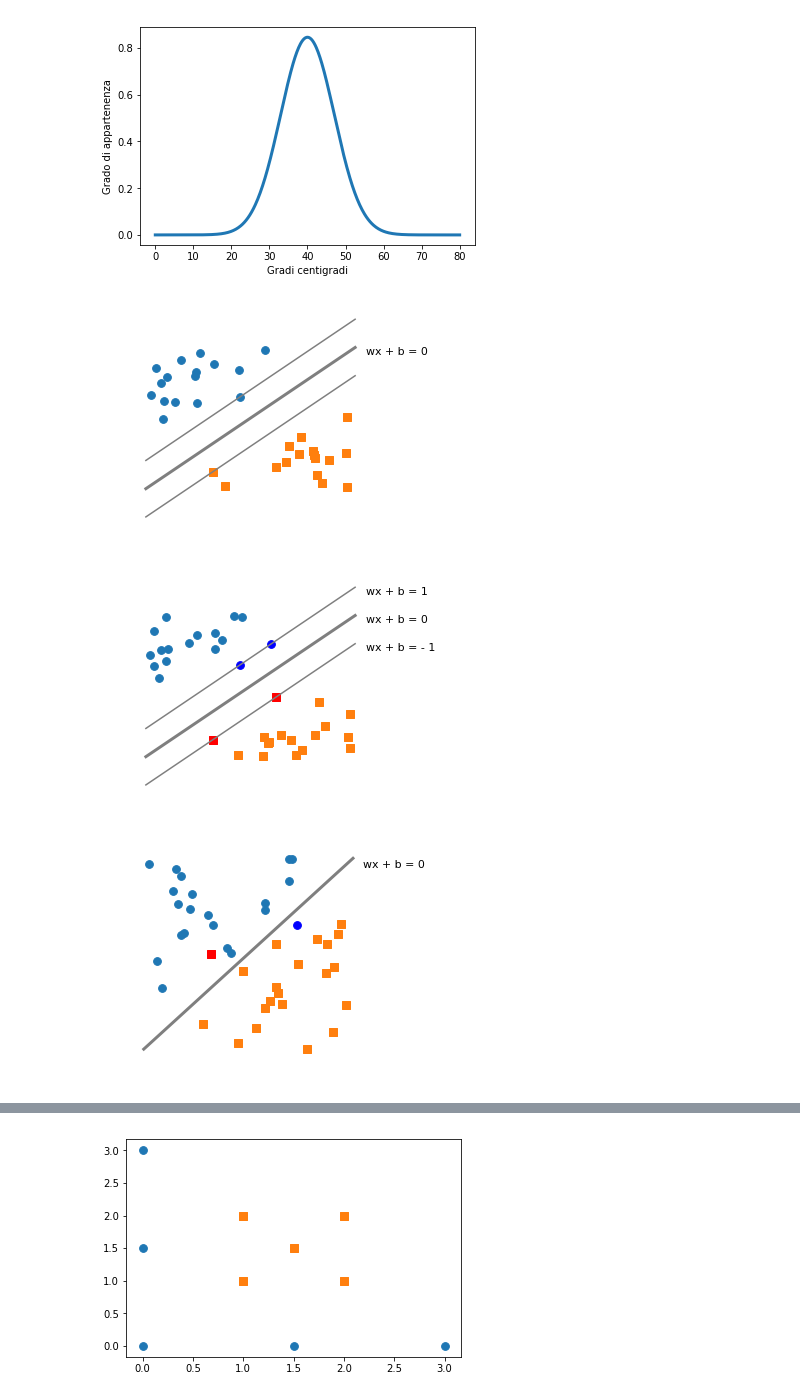
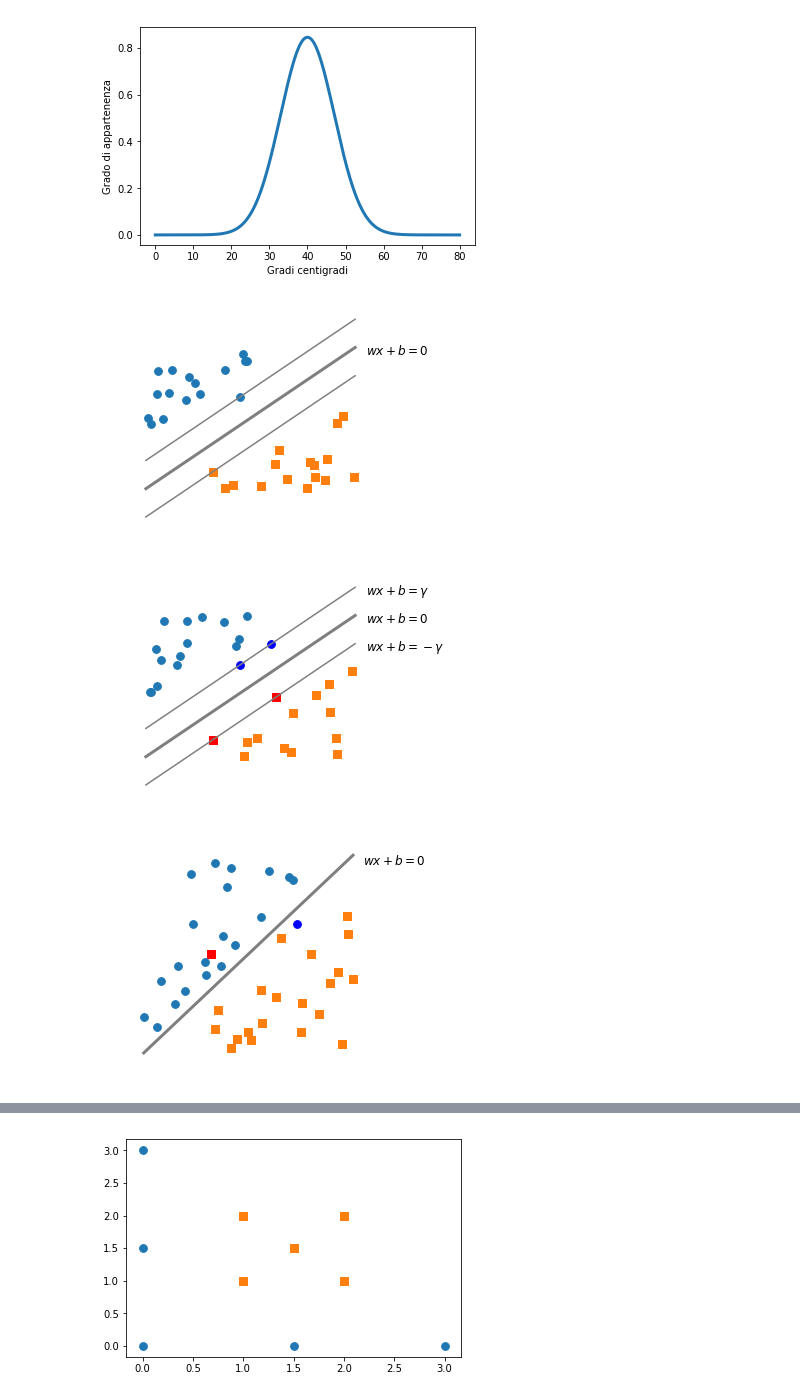
Before and after one commit to lucacrm/fuzzysets, a Jupyter notebook: Tesi/figure/grafici_tesi.ipynb, the cells around one changed output, grey strips where cells are left out. Saved outputs shown, nothing was run; the diff lists cells and outputs as text; code cells hidden in the pictures.

```diff
--- a/Tesi/figure/grafici_tesi.ipynb
+++ b/Tesi/figure/grafici_tesi.ipynb
@@ -105,11 +105,11 @@ plt.xlim(-1,15)
 #plt.arrow(3.2,1.2,-1.2,+0.8)
 #plt.text(2,-1.5,"y=x-1", fontsize=12)
 #plt.text(7,10.5,"y=x+1", fontsize=12)
-plt.text(10.5,9.5,"wx + b = 0", fontsize=11)
+plt.text(10.5,9.5,"$wx + b = 0$", fontsize=12)
 ax.axis('off')
 plt.savefig("margine.pdf", bbox_inches = 'tight', pad_inches = 0)
 # %% [output]
-[figure, old version]
+[figure, new version]
 # %%
 #support vectors
 fig, ax = plt.subplots()
@@ -126,20 +126,20 @@ plt.scatter(x1+1.5,y1+1.5,color=c1b, s=s)
 plt.scatter(x2+3,y2+3,color=c2b, s=s, marker="s")
 x, y = produce1(15)
 plt.scatter(x,y,color=c1, s=s)
-x, y = produce2(15)
+x, y = produce2(12)
 plt.scatter(x,y,color=c2, s=s, marker="s")
 plt.xlim(-1,15)
 #plt.arrow(4,6,-0.5,-2.5)
 #plt.arrow(3.2,1.2,-1.2,+0.8)
 #plt.text(2,-1.5,"y=x-1", fontsize=12)
 #plt.text(7,10.5,"y=x+1", fontsize=12)
-plt.text(10.5,9.5,"wx + b = 0", fontsize=11)
-plt.text(10.5,11.5,"wx + b = 1", fontsize=11)
-plt.text(10.5,7.5,"wx + b = - 1", fontsize=11)
+plt.text(10.5,9.5,"$wx + b = 0$", fontsize=12)
+plt.text(10.5,11.5,"$wx + b = \gamma$", fontsize=12)
+plt.text(10.5,7.5,"$wx + b = - \gamma$", fontsize=12)
 ax.axis('off')
 plt.savefig("supportvectors.pdf", bbox_inches = 'tight', pad_inches = 0)
 # %% [output]
-[figure, old version]
+[figure, new version]
 # %%
 #Margine svm
 def produce3(n):
@@ -158,32 +158,32 @@ def produce3(n):
 def produce4(n):
     x=[]
     y=[]
     i=0
     while(i<n):
         cx=10*np.random.random()
         cy=10*np.random.random()
         if(cy<=cx-0.6):
             x.append(cx)
             y.append(cy)
             i=i+1
     return x, y
 
 fig, ax = plt.subplots()
 plt.plot([0,10],[0,10], linewidth=3, color=gr)
 x1=[7.3]
 y1=[6.5]
 x2=[3.2]
 y2=[5]
 plt.scatter(x1,y1,color=c1b, s=s)
 plt.scatter(x2,y2,color=c2b, marker="s", s=s)
 x, y = produce3(20)
 plt.scatter(x,y,color=c1, s=s)
 x, y = produce4(20)
 plt.scatter(x,y,color=c2, marker="s", s=s)
 plt.xlim(-1,15)
-plt.text(10.5,9.5,"wx + b = 0", fontsize=11)
+plt.text(10.5,9.5,"$wx + b = 0$", fontsize=12)
 
 ax.axis('off')
 plt.savefig("nonseparabili.pdf", bbox_inches = 'tight', pad_inches = 0)
 # %% [output]
-[figure, old version]
+[figure, new version]
```
Also changed, not shown: parts of 7 cells of this notebook, 18 other files.
